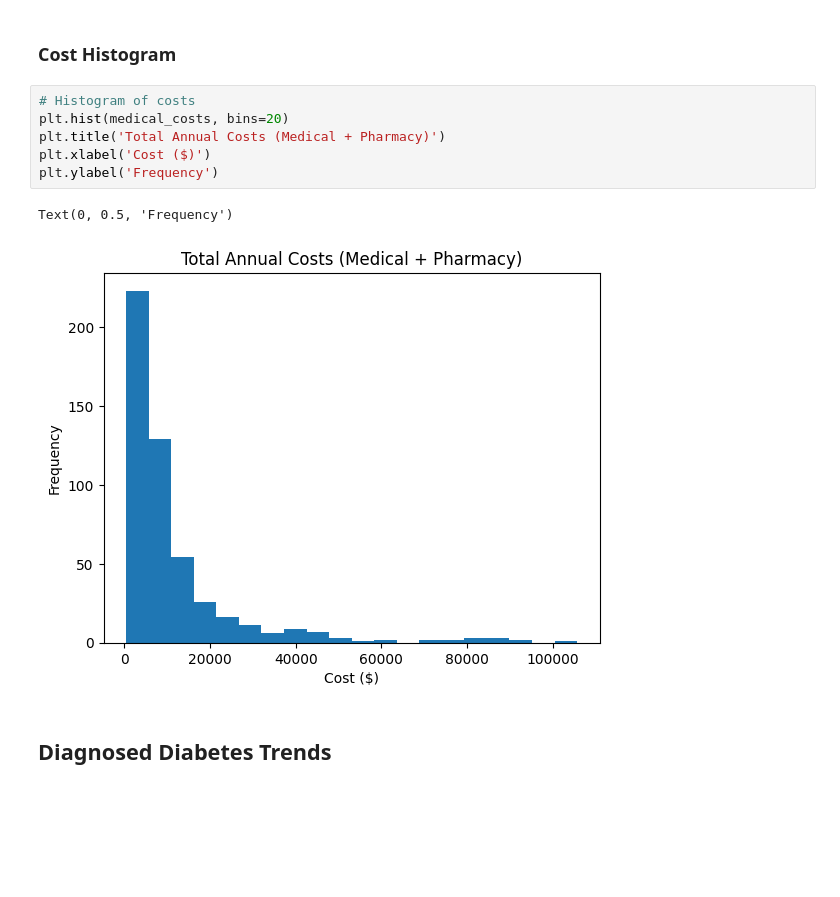
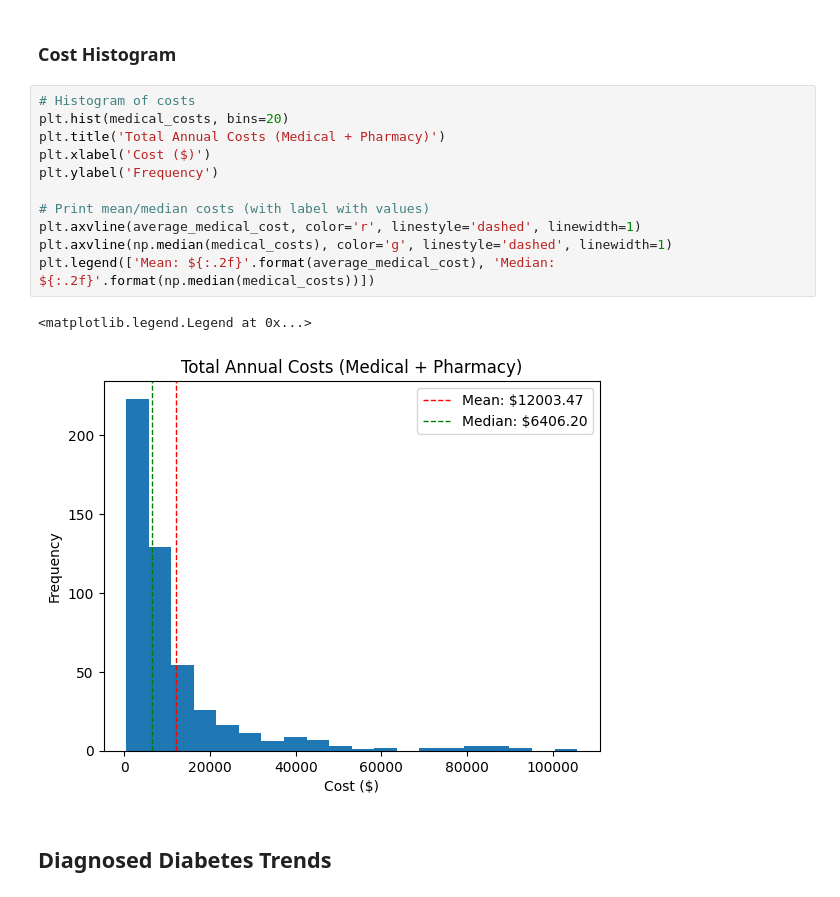
Before and after one commit to Menlo-Knights-MTF-Challenge-24-25/Scenario-Quest, a Jupyter notebook: main.ipynb, the cells around one changed output. Saved outputs shown, nothing was run; the diff lists cells and outputs as text; blank space fills up the shorter version.

Commit message:
Added some missing values

```diff
--- a/main.ipynb
+++ b/main.ipynb
@@ -129,12 +134,17 @@ Average cost for customers with both Metformin and Insulin claims: $20750.82
 # %%
 # Histogram of costs
 plt.hist(medical_costs, bins=20)
 plt.title('Total Annual Costs (Medical + Pharmacy)')
 plt.xlabel('Cost ($)')
 plt.ylabel('Frequency')
+
+# Print mean/median costs (with label with values)
+plt.axvline(average_medical_cost, color='r', linestyle='dashed', linewidth=1)
+plt.axvline(np.median(medical_costs), color='g', linestyle='dashed', linewidth=1)
+plt.legend(['Mean: ${:.2f}'.format(average_medical_cost), 'Median: ${:.2f}'.format(np.median(medical_costs))])
 # %% [output]
-Text(0, 0.5, 'Frequency')
+<matplotlib.legend.Legend at 0x...>
-[figure, old version]
+[figure, new version]
 # %% [markdown]
 ## Diagnosed Diabetes Trends
 # %% [markdown]
```
Also changed, not shown: parts of 3 cells of this notebook, 4 other files.
